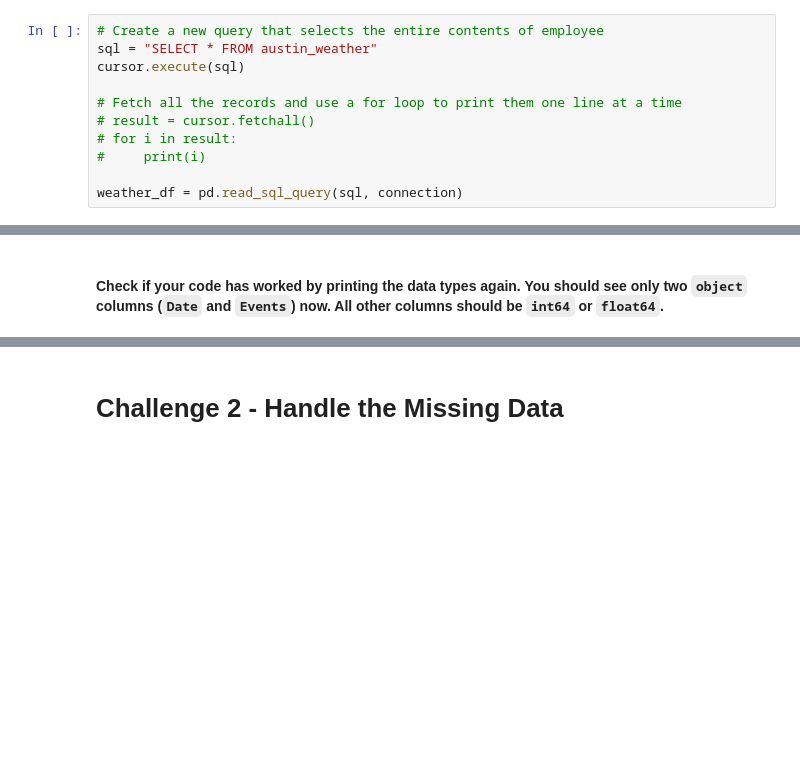
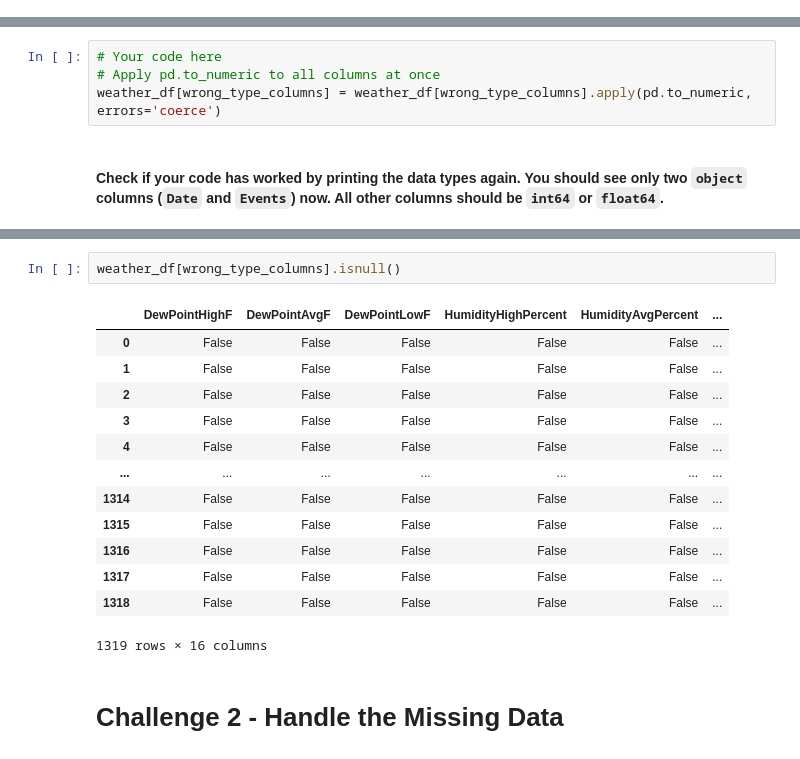
Before and after one commit to eduardocabrera1983/lab-data-preparation, a Jupyter notebook: your-code/main.ipynb, the cells around one changed output, grey strips where cells are left out. Saved outputs shown, nothing was run; the diff lists cells and outputs as text; blank space fills up the shorter version.

```diff
--- a/your-code/main.ipynb
+++ b/your-code/main.ipynb
@@ -81,14 +78,3 @@ connection.commit()
-# %%
-# Create a new query that selects the entire contents of employee
-sql = "SELECT * FROM austin_weather"
-cursor.execute(sql)
-
-# Fetch all the records and use a for loop to print them one line at a time
-# result = cursor.fetchall()
-# for i in result:
-#     print(i)
-
-weather_df = pd.read_sql_query(sql, connection)
 # %% [markdown]
 
 # Challenge 1 - Describe the Dataset
@@ -136,2 +176,6 @@ wrong_type_columns = ['DewPointHighF', 'DewPointAvgF', 'DewPointLowF', 'Humidity
+# %%
+# Your code here
+# Apply pd.to_numeric to all columns at once
+weather_df[wrong_type_columns] = weather_df[wrong_type_columns].apply(pd.to_numeric, errors='coerce')
 # %% [markdown]
 #### Check if your code has worked by printing the data types again. You should see only two `object` columns (`Date` and `Events`) now. All other columns should be `int64` or `float64`.
@@ -140,3 +209,19 @@ wrong_type_columns = ['DewPointHighF', 'DewPointAvgF', 'DewPointLowF', 'Humidity
+# %%
+weather_df[wrong_type_columns].isnull()
+# %% [output]
+|  | DewPointHighF | DewPointAvgF | DewPointLowF | HumidityHighPercent | HumidityAvgPercent | ... |
+| 0 | False | False | False | False | False | ... |
+| 1 | False | False | False | False | False | ... |
+| 2 | False | False | False | False | False | ... |
+| 3 | False | False | False | False | False | ... |
+| 4 | False | False | False | False | False | ... |
+| ... | ... | ... | ... | ... | ... | ... |
+| 1314 | False | False | False | False | False | ... |
+| 1315 | False | False | False | False | False | ... |
+| 1316 | False | False | False | False | False | ... |
+| 1317 | False | False | False | False | False | ... |
+| 1318 | False | False | False | False | False | ... |
+1319 rows × 16 columns
 # %% [markdown]
 # Challenge 2 - Handle the Missing Data
 # %% [markdown]
```
Also changed, not shown: parts of 11 cells of this notebook.
